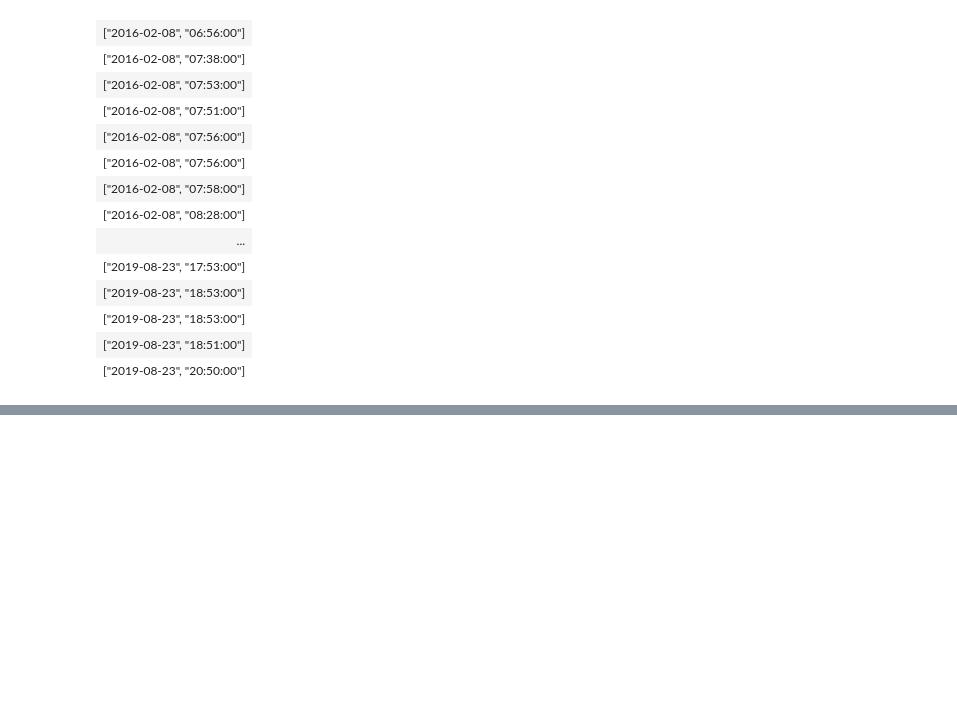
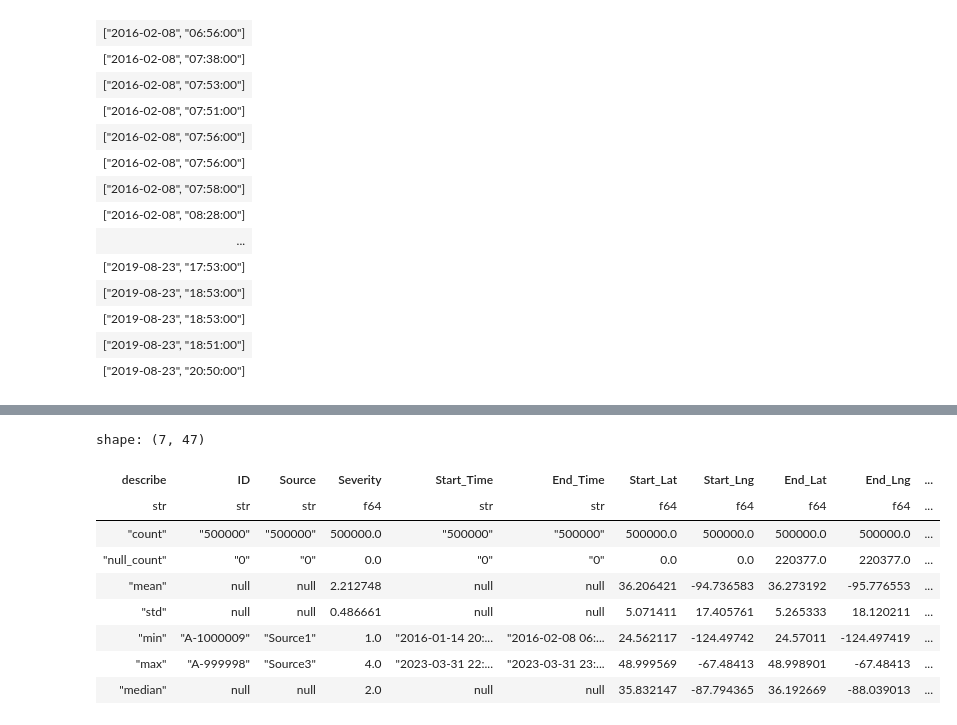
Before and after one commit to cosimop2000/BDMG-vehicle-accidents, a Jupyter notebook: workflows/vehicle-accident-polars.ipynb, the cells around one changed output, grey strips where cells are left out. Saved outputs shown, nothing was run; the diff lists cells and outputs as text; code cells hidden in the pictures; blank space fills up the shorter version.

```diff
--- a/workflows/vehicle-accident-polars.ipynb
+++ b/workflows/vehicle-accident-polars.ipynb
@@ -388,0 +529,13 @@ shape: (7728394, 1)
+# %%
+accident_data_reduced.describe()
+# %% [output]
+shape: (7, 47)
+| describe | ID | Source | Severity | Start_Time | End_Time | Start_Lat | Start_Lng | End_Lat | End_Lng | ... |
+| str | str | str | f64 | str | str | f64 | f64 | f64 | f64 | ... |
+| "count" | "500000" | "500000" | 500000.0 | "500000" | "500000" | 500000.0 | 500000.0 | 500000.0 | 500000.0 | ... |
+| "null_count" | "0" | "0" | 0.0 | "0" | "0" | 0.0 | 0.0 | 220377.0 | 220377.0 | ... |
+| "mean" | null | null | 2.212748 | null | null | 36.206421 | -94.736583 | 36.273192 | -95.776553 | ... |
+| "std" | null | null | 0.486661 | null | null | 5.071411 | 17.405761 | 5.265333 | 18.120211 | ... |
+| "min" | "A-1000009" | "Source1" | 1.0 | "2016-01-14 20:... | "2016-02-08 06:... | 24.562117 | -124.49742 | 24.57011 | -124.497419 | ... |
+| "max" | "A-999998" | "Source3" | 4.0 | "2023-03-31 22:... | "2023-03-31 23:... | 48.999569 | -67.48413 | 48.998901 | -67.48413 | ... |
+| "median" | null | null | 2.0 | null | null | 35.832147 | -87.794365 | 36.192669 | -88.039013 | ... |
```
Also changed, not shown: parts of 15 cells of this notebook, 2 other files.
